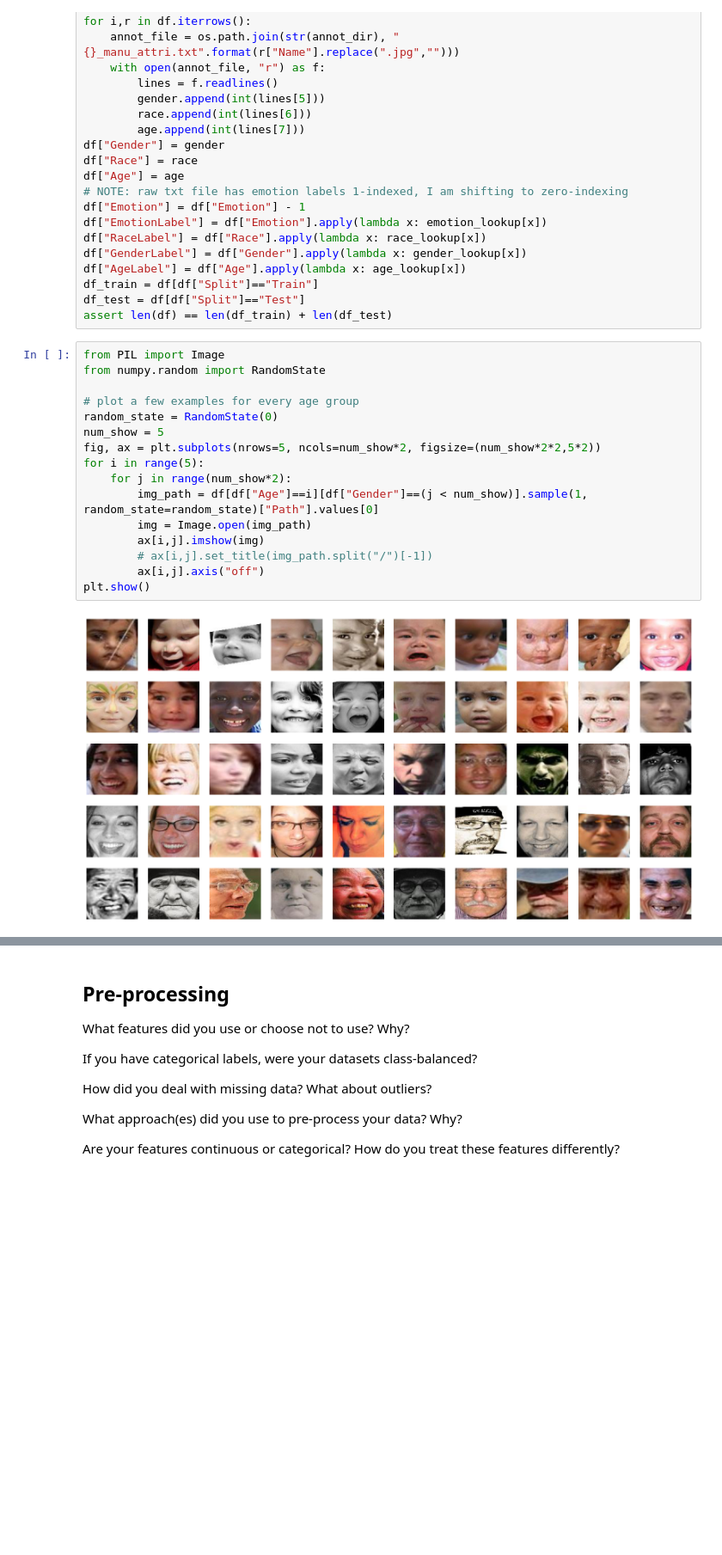
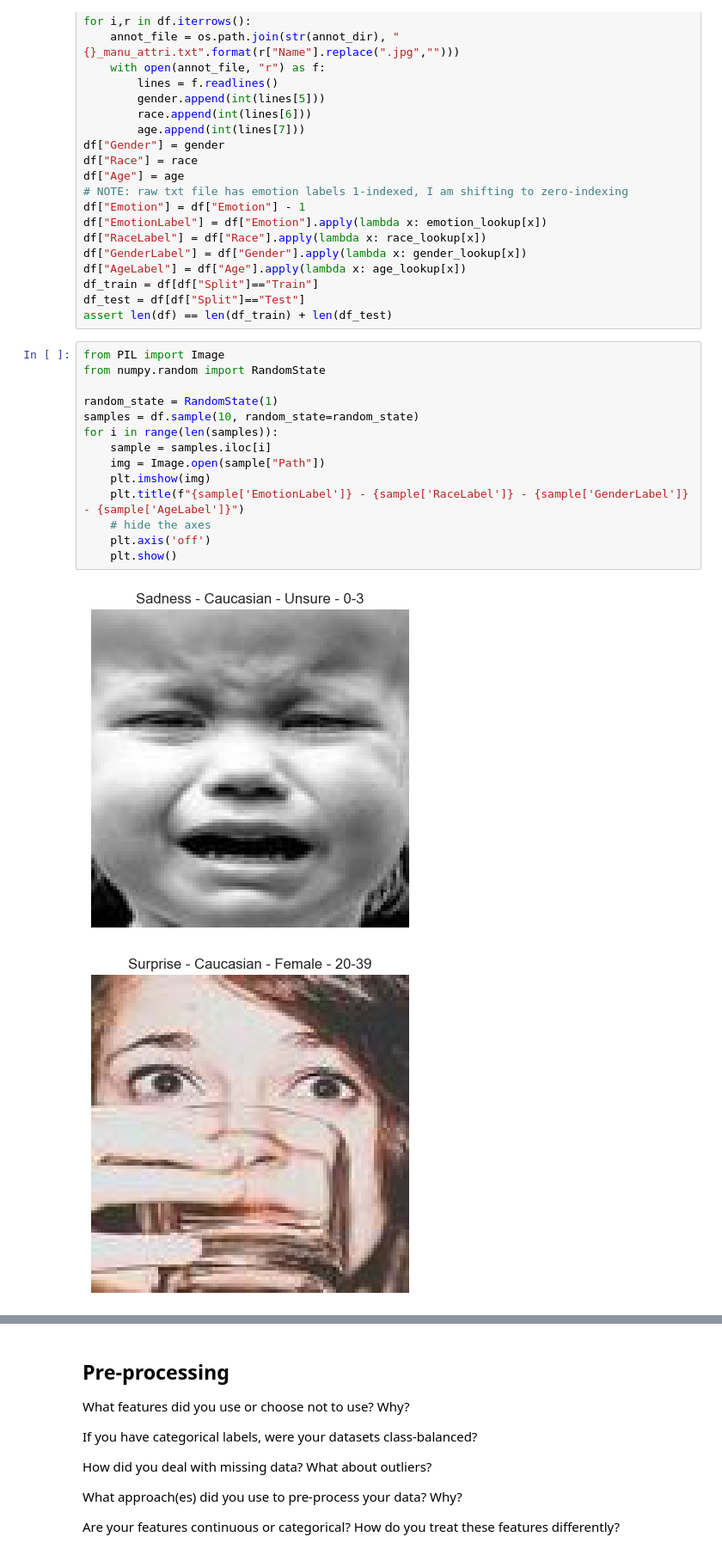
Before and after one commit to Lu-David/frowning-bias, a Jupyter notebook: Final_Project_Submission.ipynb, the cells around one changed output, grey strips where cells are left out. Shown at 86% size. Saved outputs shown, nothing was run; the diff lists cells and outputs as text; blank space fills up the shorter version.

Commit message:
Fix samples

```diff
--- a/Final_Project_Submission.ipynb
+++ b/Final_Project_Submission.ipynb
@@ -164,21 +162,20 @@ df["AgeLabel"] = df["Age"].apply(lambda x: age_lookup[x])
 df_train = df[df["Split"]=="Train"]
 df_test = df[df["Split"]=="Test"]
 assert len(df) == len(df_train) + len(df_test)
-# %%
-from PIL import Image
-from numpy.random import RandomState
-
-# plot a few examples for every age group
-random_state = RandomState(0)
-num_show = 5
-fig, ax = plt.subplots(nrows=5, ncols=num_show*2, figsize=(num_show*2*2,5*2))
-for i in range(5):
-    for j in range(num_show*2):
-        img_path = df[df["Age"]==i][df["Gender"]==(j < num_show)].sample(1, random_state=random_state)["Path"].values[0]
-        img = Image.open(img_path)
-        ax[i,j].imshow(img)
-        # ax[i,j].set_title(img_path.split("/")[-1])
-        ax[i,j].axis("off")
-plt.show()
-# %% [output]
-[figure, removed]
+# %%
+from PIL import Image
+from numpy.random import RandomState
+
+random_state = RandomState(1)
+samples = df.sample(10, random_state=random_state)
+for i in range(len(samples)):
+    sample = samples.iloc[i]
+    img = Image.open(sample["Path"])
+    plt.imshow(img)
+    plt.title(f"{sample['EmotionLabel']} - {sample['RaceLabel']} - {sample['GenderLabel']} - {sample['AgeLabel']}")
+    # hide the axes
+    plt.axis('off')
+    plt.show()
+# %% [output]
+[figure, added]
+[figure, added]
```
Also changed, not shown: parts of 2 cells of this notebook, 1 other file.
